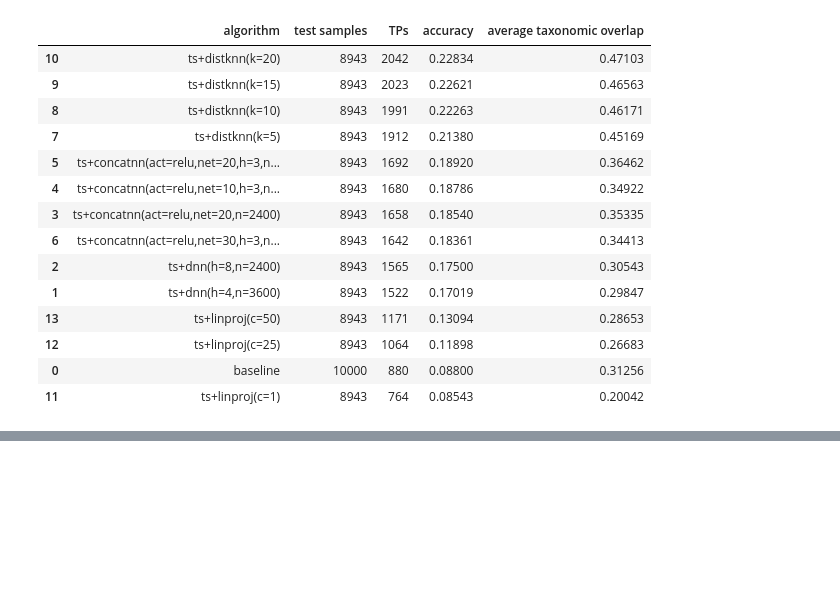
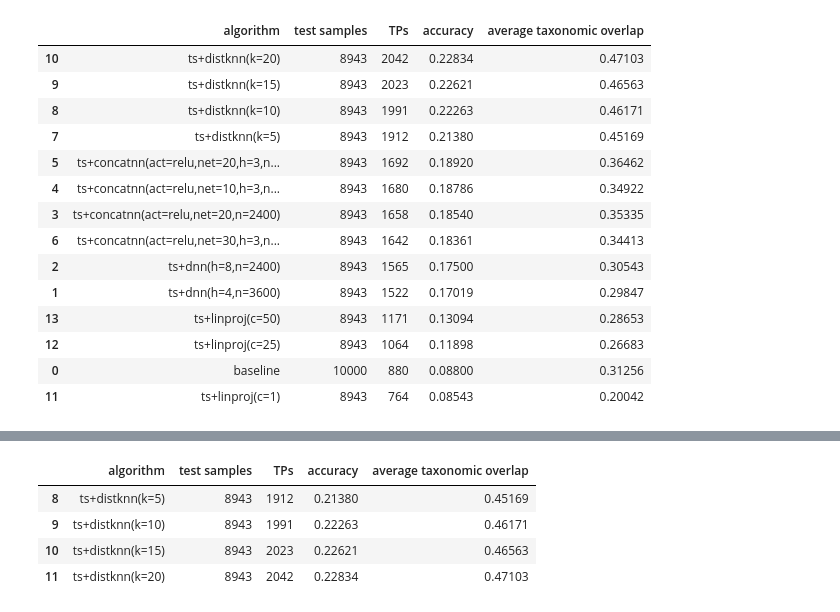
Before and after one commit to AlexBaier/bachelorthesis, a Jupyter notebook: evaluation/plots.ipynb, the cells around one changed output, grey strips where cells are left out. Drawn from its saved outputs; the diff is of its cells as text; code cells hidden in the pictures; blank space fills up the shorter version.

```diff
--- a/evaluation/plots.ipynb
+++ b/evaluation/plots.ipynb
@@ -122,0 +124,13 @@ plt.show();
+# %%
+ks = [5, 10, 15, 20]
+knn_classifiers_labels = ['ts+distknn(k={})'.format(k) for k in ks]
+
+knn_classifiers = results.loc[results['algorithm'].isin(knn_classifiers_labels)]
+
+display(knn_classifiers)
+# %% [output]
+|  | algorithm | test samples | TPs | accuracy | average taxonomic overlap |
+| 8 | ts+distknn(k=5) | 8943 | 1912 | 0.21380 | 0.45169 |
+| 9 | ts+distknn(k=10) | 8943 | 1991 | 0.22263 | 0.46171 |
+| 10 | ts+distknn(k=15) | 8943 | 2023 | 0.22621 | 0.46563 |
+| 11 | ts+distknn(k=20) | 8943 | 2042 | 0.22834 | 0.47103 |
```
Also changed, not shown: parts of 7 cells of this notebook, 4 other files.
